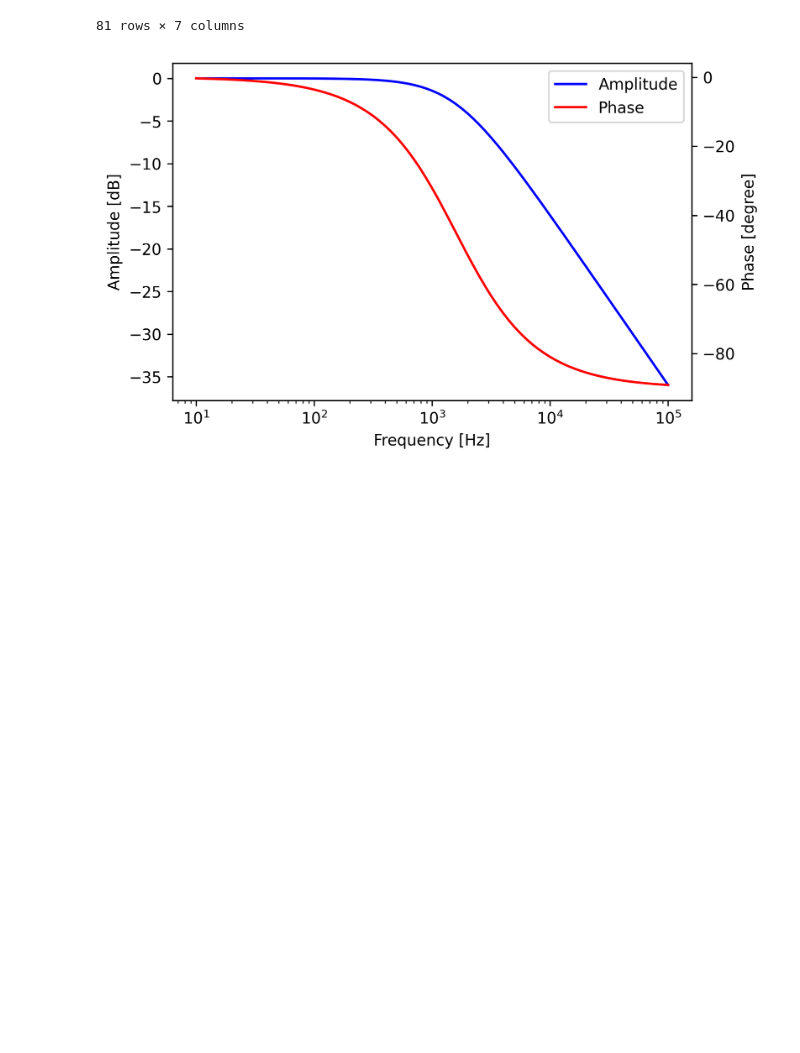
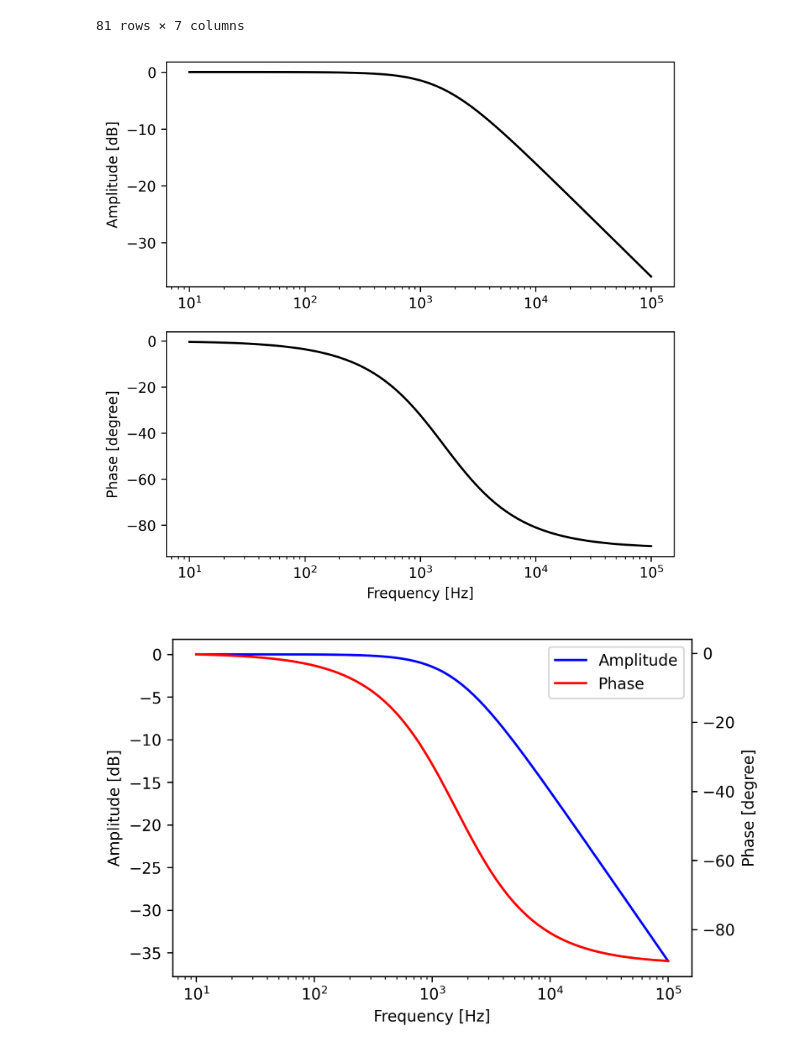
Before and after one commit to ysozeki/P1graph, a Jupyter notebook: P1_graph.ipynb, the cells around one changed output. Saved outputs shown, nothing was run; the diff lists cells and outputs as text; code cells hidden in the pictures; blank space fills up the shorter version.

```diff
--- a/P1_graph.ipynb
+++ b/P1_graph.ipynb
@@ -138,4 +157,27 @@ df
 | 79 | 89125.093813 | 0.000319 | -0.017852 | 0.000319-0.017852j | 0.017855 | -34.964982 | -88.976951 |
 | 80 | 100000.000000 | 0.000253 | -0.015911 | 0.000253-0.015911j | 0.015913 | -35.964697 | -89.088186 |
 81 rows × 7 columns
+# %%
+#周波数特性データのプロット
+
+fig = plt.figure(figsize=(6.4,6.4), dpi=300)
+ax1 = fig.add_subplot(211)
+ax2 = fig.add_subplot(212)
+
+#振幅のプロット
+ax1.plot(df['Freq'], df['Amp_dB'], color='black')
+ax1.set_ylabel("Amplitude [dB]")
+ax1.set_xscale("log")
+
+#位相のプロット
+ax2.plot(df['Freq'], df['Phase'], color='black')
+ax2.set_xlabel("Frequency [Hz]")
+ax2.set_ylabel("Phase [degree]")
+ax2.set_xscale("log")
+
+#グラフ画像保存
+plt.savefig(filename + 'sim1.png')
+plt.show()
+# %% [output]
+[figure, added]
 # %%
```
Also changed, not shown: parts of 7 cells of this notebook.
